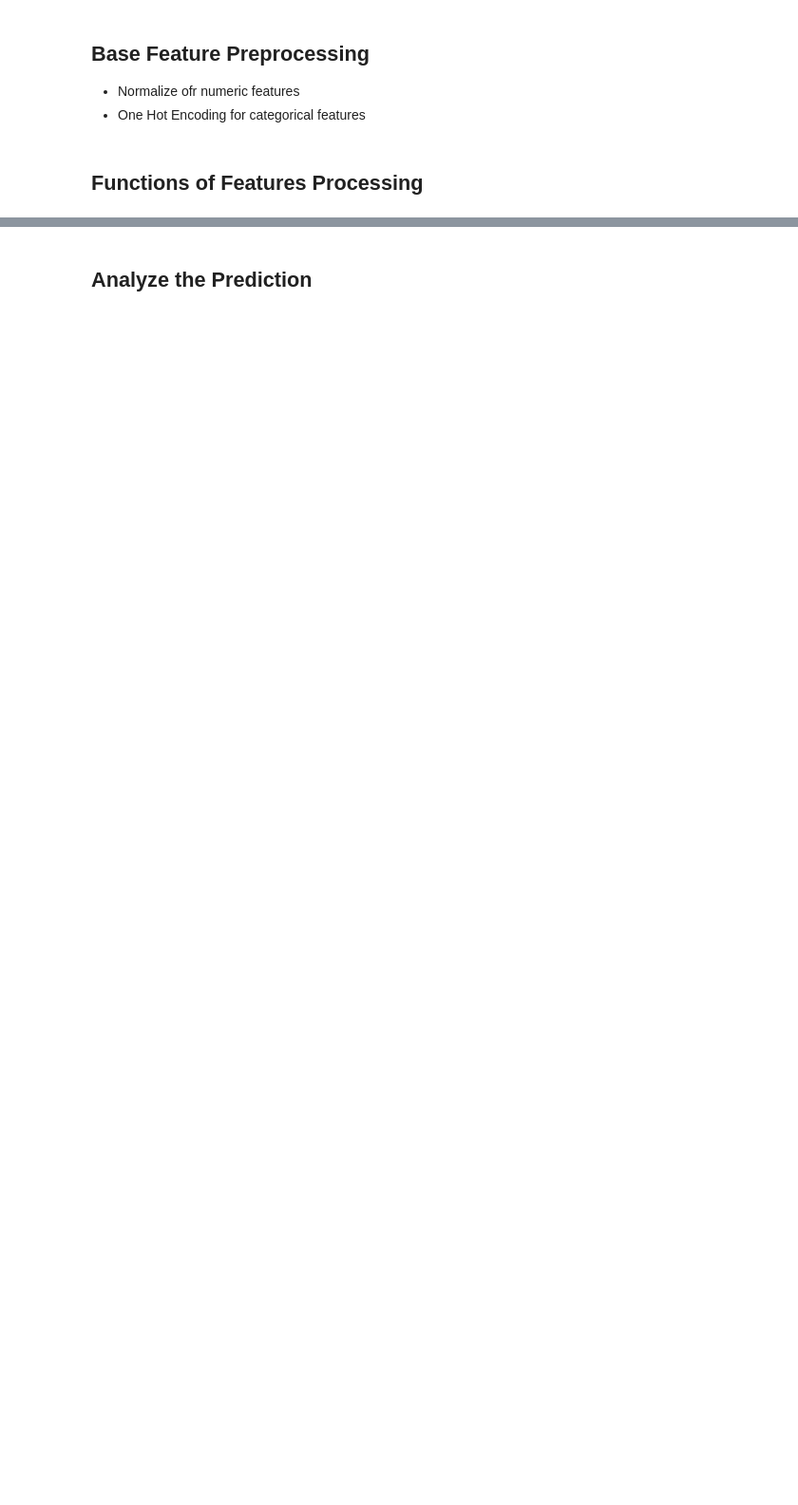
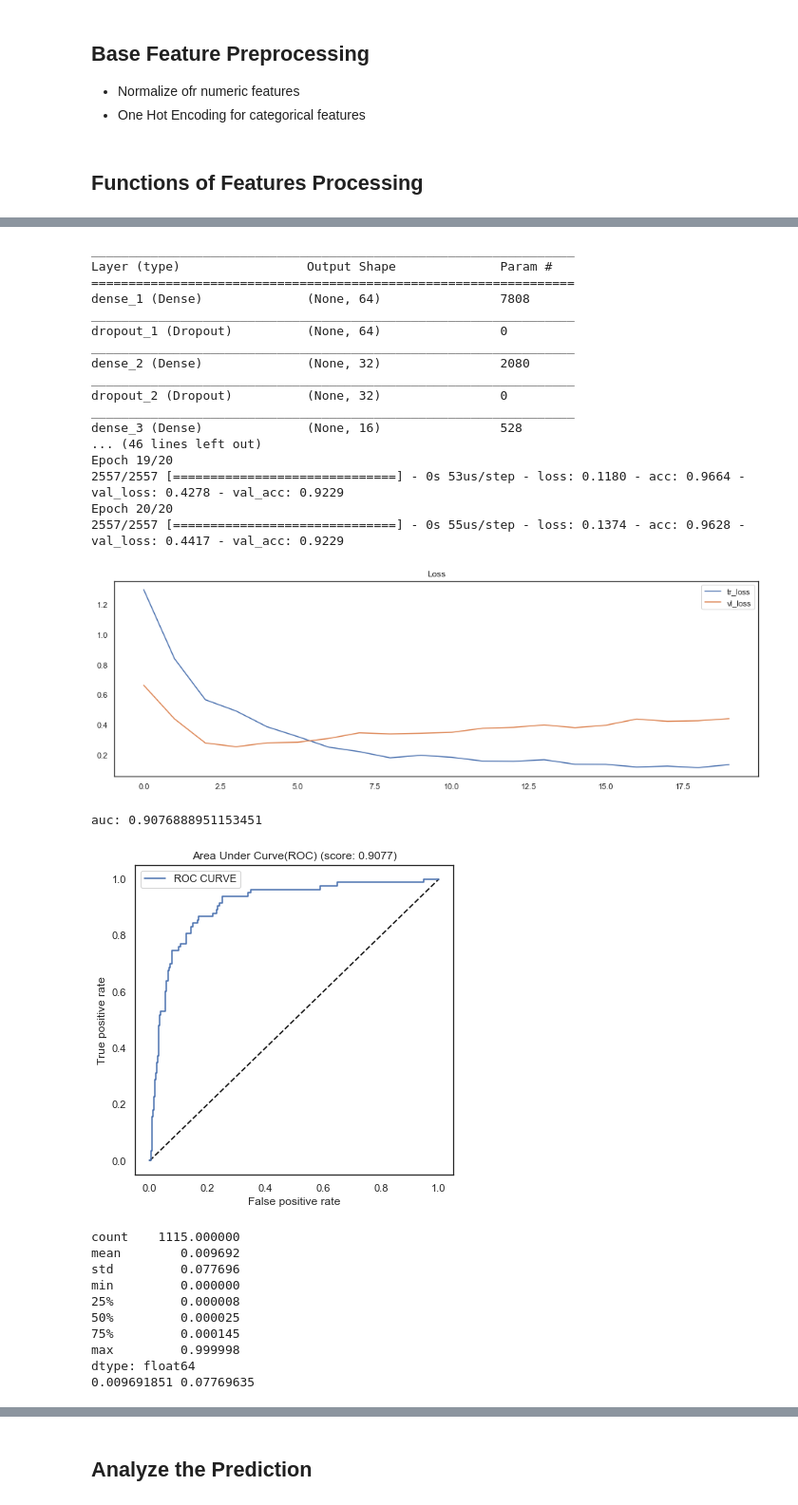
Before and after one commit to CloudMile/allianz_courses, a Jupyter notebook: insurance_use_case/solution/model_financial_distress.ipynb, the cells around one changed output, grey strips where cells are left out. Shown at 95% size. Drawn from its saved outputs; the diff is of its cells as text; code cells hidden in the pictures; blank space fills up the shorter version.

```diff
--- a/insurance_use_case/solution/model_financial_distress.ipynb
+++ b/insurance_use_case/solution/model_financial_distress.ipynb
@@ -78,5 +93,5 @@ RorNumber       |    Row number
 # raw = pd.read_csv("https://storage.googleapis.com/allianz-course/data/raw_tr_financial_churn.csv")
 # raw_vl = pd.read_csv("https://storage.googleapis.com/allianz-course/data/raw_vl_financial_churn.csv")
 # raw.head()
-raw = pd.read_csv('../data/raw_financial_distess.csv').rename(columns={'Financial Distress': 'distress_num'})
+raw = pd.read_csv('https://storage.googleapis.com/allianz-course/data/raw_financial_distess.csv').rename(columns={'Financial Distress': 'distress_num'})
 raw.head(10)
@@ -120,8 +162,3 @@ corr['distress_num'][(corr['distress_num'] <= -0.3) | (corr['distress_num'] >= 0
-# %%
-# Categorical label, not for training of course, for target mean encoding
-raw['distress_catg'] = (raw.distress_num <= 0.5).astype(int)
-#
-raw.drop(['Company'], 1, inplace=True)
 # %% [markdown]
 ## Base Feature Preprocessing
 
@@ -169,12 +206,23 @@ def feature_engineering(raw, is_train=True, status=None):
     # -----------------------------------------------------------------------------------------
 
     # Merge categorical, numeric features
-    data_x, data_y = pd.concat([catg_part, num_part], 1), data['distress_num'].copy()
+    data_x, data_y = pd.concat([catg_part, num_part], 1), data['distress_catg'].copy()
 
     # Include quadratic term, cube term
     do_nth_order_polynominal(num_features, data_x)
     # -----------------------------------------------------------------------------------------
+    # todo hack
+    # data_x['distress_num'] = data['distress_num'].values
     return data_x, data_y, status
+
+
+do_binning = fn.do_binning
+do_onehot = fn.do_onehot
+do_embedding = fn.do_embedding
+do_woe_encoding = fn.do_woe_encoding
+do_target_encoding = fn.do_target_encoding
+do_norm = fn.do_norm
+do_nth_order_polynominal = fn.do_nth_order_polynominal
 # %% [markdown]
 ## Functions of Features Processing
 # %%
@@ -237,11 +288,61 @@ tr_x.head()
 # %%
 def get_model(input_dim):
     model = Sequential()
     # kernel_regularizer=regularizers.l2(0.005)
-    model.add(Dense(units = 6, activation = 'relu', kernel_initializer='uniform', input_dim = input_dim))
-    model.add(Dense(units = 6, activation = 'relu', kernel_initializer='uniform'))
-    model.add(Dense(units = 1, activation = 'sigmoid', kernel_initializer='uniform'))
+    model.add(Dense(64, activation = 'selu', input_dim = input_dim))
+    model.add(Dropout(0.5))
+    model.add(Dense(32, activation = 'selu'))
+    model.add(Dropout(0.5))
+    model.add(Dense(16, activation = 'selu'))
+    model.add(Dropout(0.5))
+    model.add(Dense(1, activation = 'sigmoid'))
     model.summary()
     model.compile(optimizer = 'adam', loss = 'binary_crossentropy', metrics = ['accuracy'])
 
     return model
+
+K.clear_session()
+
+model = get_model(input_dim=tr_x.shape[1])
+hist = model.fit(tr_x, tr_y,
+                 validation_data=(vl_x, vl_y),
+                 batch_size=100,
+                 epochs=20)
+
+plot_result(hist)
+y_pred = model.predict(vl_x)
+draw_roc_curve(vl_y, y_pred)
+
+pred_dist(y_pred)
+analyze(vl_y, y_pred)
+# %% [output]
+_________________________________________________________________
+Layer (type)                 Output Shape              Param #
+=================================================================
+dense_1 (Dense)              (None, 64)                7808
+_________________________________________________________________
+dropout_1 (Dropout)          (None, 64)                0
+_________________________________________________________________
+dense_2 (Dense)              (None, 32)                2080
+_________________________________________________________________
+dropout_2 (Dropout)          (None, 32)                0
+_________________________________________________________________
+dense_3 (Dense)              (None, 16)                528
+... (46 lines left out)
+Epoch 19/20
+2557/2557 [==============================] - 0s 53us/step - loss: 0.1180 - acc: 0.9664 - val_loss: 0.4278 - val_acc: 0.9229
+Epoch 20/20
+2557/2557 [==============================] - 0s 55us/step - loss: 0.1374 - acc: 0.9628 - val_loss: 0.4417 - val_acc: 0.9229
+[figure, added]
+auc: 0.9076888951153451
+[figure, added]
+count    1115.000000
+mean        0.009692
+std         0.077696
+min         0.000000
+25%         0.000008
+50%         0.000025
+75%         0.000145
+max         0.999998
+dtype: float64
+0.009691851 0.07769635
```
Also changed, not shown: parts of 42 cells of this notebook, 1 other file.
